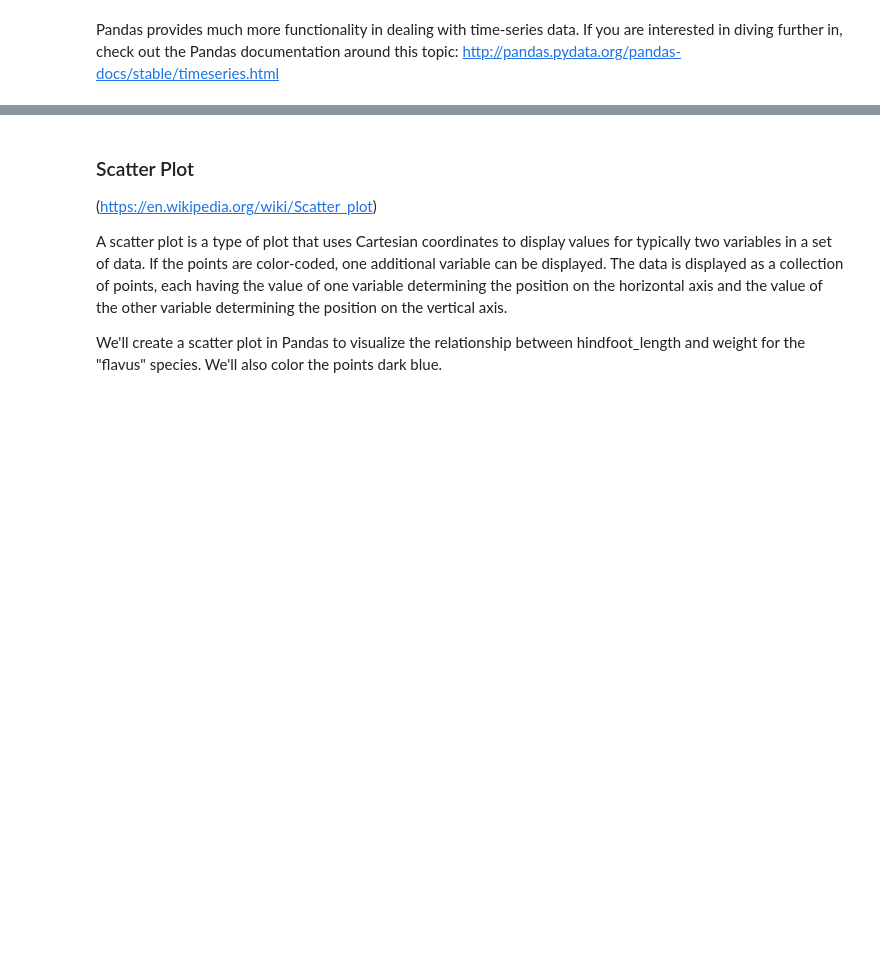
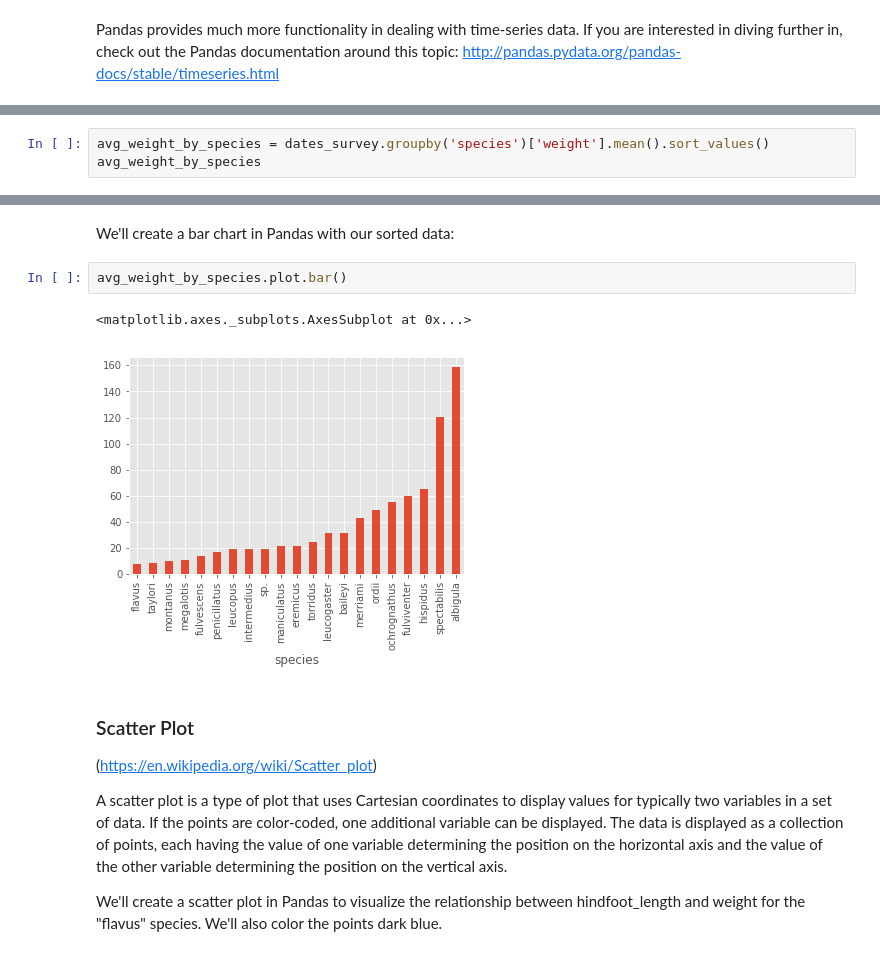
Before and after one commit to NCSU-Libraries/pandas-code4lib-2017, a Jupyter notebook: notebooks/workshop_2.ipynb, the cells around one changed output, grey strips where cells are left out. Cells and saved outputs as stored; diff of their text form; blank space fills up the shorter version.

```diff
--- a/notebooks/workshop_2.ipynb
+++ b/notebooks/workshop_2.ipynb
@@ -255,0 +430,3 @@ We'll create a bar chart in Pandas with our species/survey data to see the avera
+# %%
+avg_weight_by_species = dates_survey.groupby('species')['weight'].mean().sort_values()
+avg_weight_by_species
@@ -256,3 +451,10 @@ We'll create a bar chart in Pandas with our species/survey data to see the avera
+# %% [markdown]
+We'll create a bar chart in Pandas with our sorted data:
+# %%
+avg_weight_by_species.plot.bar()
+# %% [output]
+<matplotlib.axes._subplots.AxesSubplot at 0x...>
+[figure, added]
 # %% [markdown]
 ### Scatter Plot
 (https://en.wikipedia.org/wiki/Scatter_plot)
```
Also changed, not shown: parts of 31 cells of this notebook, 3 other files.
